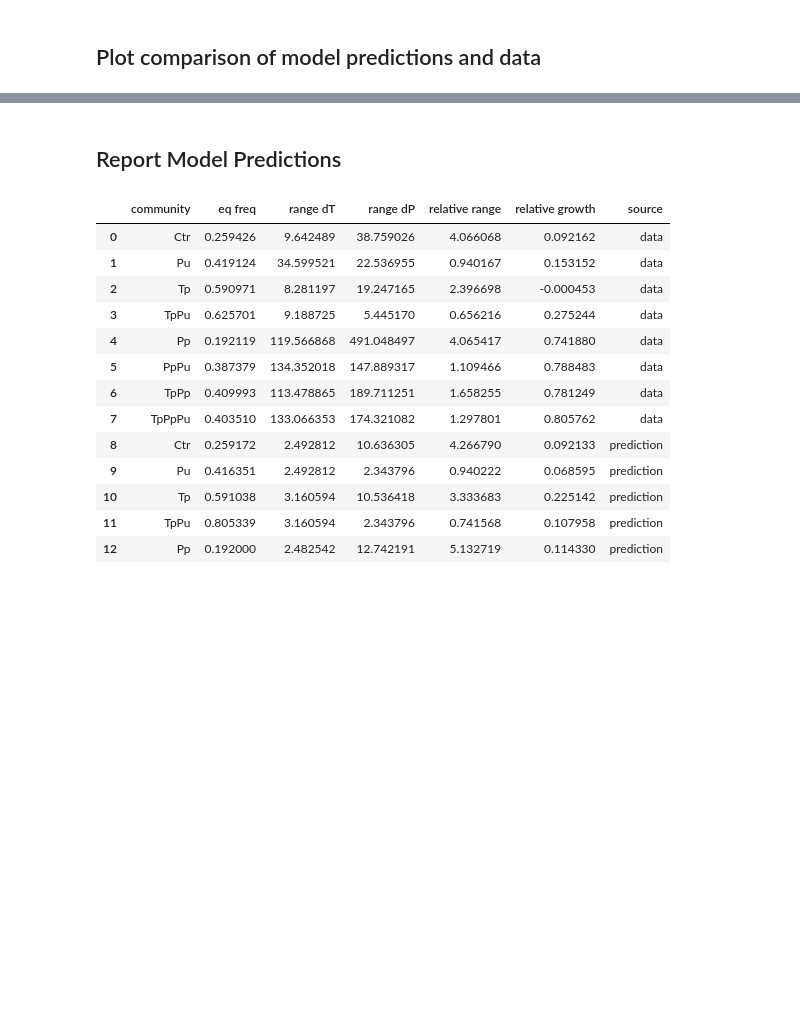
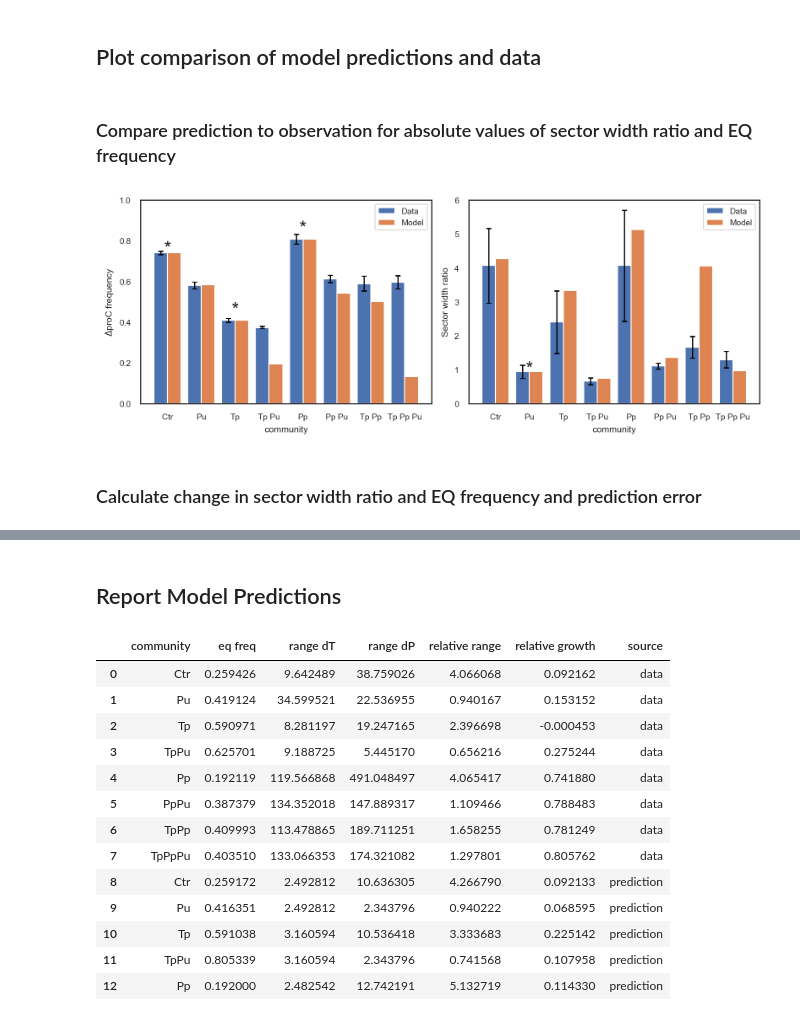
Before and after one commit to simonvanvliet/AuxotrophRangeExpansionModel, a Jupyter notebook: plot_model_predictions_range_expansion.ipynb, the cells around one changed output, grey strips where cells are left out. Cells and saved outputs as stored; diff of their text form; code cells hidden in the pictures; blank space fills up the shorter version.

Commit message:
Added error bars to final plots

```diff
--- a/plot_model_predictions_range_expansion.ipynb
+++ b/plot_model_predictions_range_expansion.ipynb
@@ -11,6 +11,8 @@ import matplotlib
 import matplotlib.pyplot as plt
 from community import community
 matplotlib.rc("figure", figsize=(10,5))
+sns.set_theme(style="white", palette="deep")
+sns.set_palette("deep")
 # %% [markdown]
 ## Load Data and set experimentally measured parameters
 # %%
@@ -176,2 +216,4 @@ df.to_csv('Processed-datafiles/model_predictions.csv', index=False)
 # %% [markdown]
 ## Plot comparison of model predictions and data
+# %% [markdown]
+### Compare prediction to observation for absolute values of sector width ratio and EQ frequency
@@ -177,0 +257,36 @@ df.to_csv('Processed-datafiles/model_predictions.csv', index=False)
+# %%
+# Apply seaborn style
+sns.set_theme(style="white", palette="deep")
+sns.set_palette("deep")
+
+# Set the context with smaller font scale
+sns.set_context("paper", font_scale=0.8)
+
+#plot the prediction and data for EQ freq and relative range
+fig, axs = plt.subplots(1,2,figsize=(8,3))
+make_bar_plot(df, "community", "$\Delta$proC frequency", "$\Delta$proC frequency SE", "source", axs[0])
+make_bar_plot(df, "community", "Sector width ratio", "Sector width ratio SE", "source", axs[1])
+fig.tight_layout()
+
+# Set max y-axis value for each subplot
+axs[0].set_ylim(top=1)  # Set max y-axis value for the first subplot
+axs[1].set_ylim(top=6)  # Set max y-axis value for the third subplot
+
+axs[0].legend(['Data', 'Model'], loc='upper right')
+axs[1].legend(['Data', 'Model'], loc='upper right')
+
+# Add stars above communities that where fitted to the data
+y_star_eq = 0.02
+y_star_range = 0.3
+
+ssize = 16
+axs[0].annotate('*', xy=(0, 0.80), fontsize=ssize, ha='center', va='top')
+axs[0].annotate('*', xy=(2, 0.5), fontsize=ssize, ha='center', va='top')
+axs[0].annotate('*', xy=(4, 0.9), fontsize=ssize, ha='center', va='top')
+axs[1].annotate('*', xy=(1, 1.25), fontsize=ssize, ha='center', va='top')
+
+fig.savefig(f"Figures/model_predictions.pdf")
+# %% [output]
+[figure, added]
+# %% [markdown]
+### Calculate change in sector width ratio and EQ frequency and prediction error
```
Also changed, not shown: parts of 9 cells of this notebook, 3 other files.
